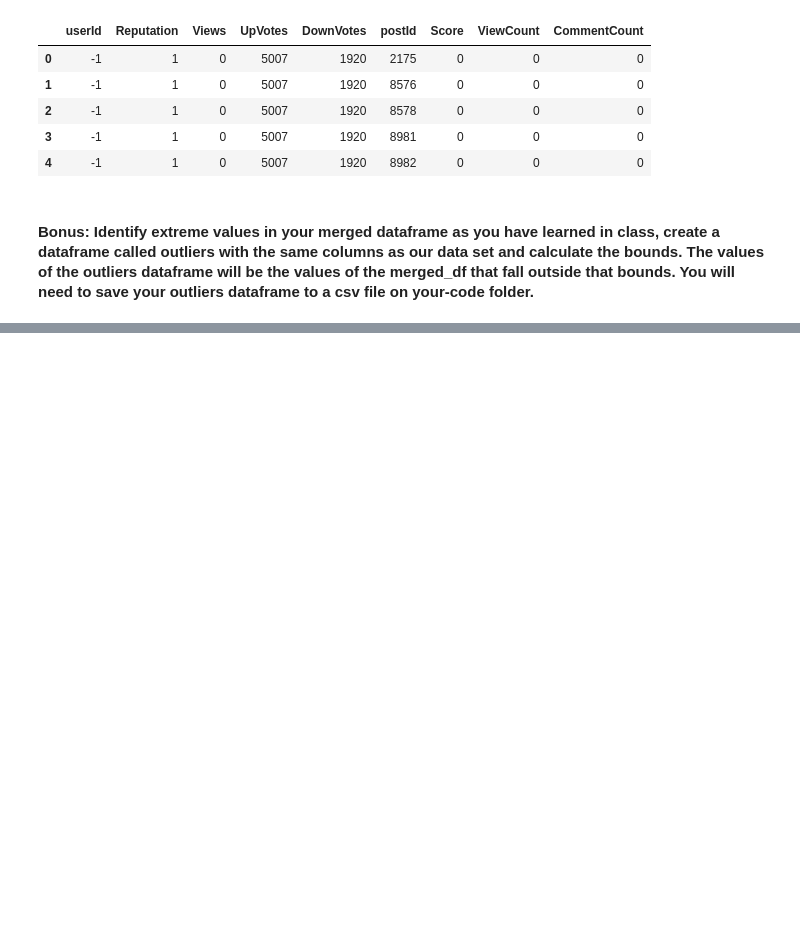
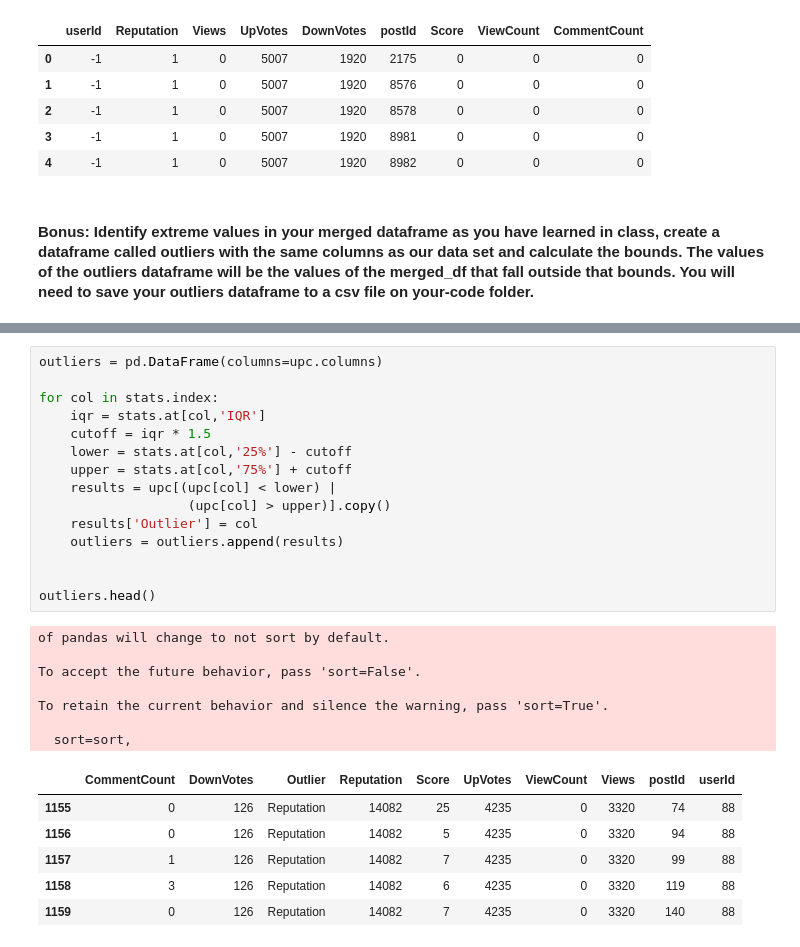
Before and after one commit to ironhack-datalabs/datamex0120, a Jupyter notebook: module-1/lab-data_cleaning/your-code/main.ipynb, the cells around one changed output, grey strips where cells are left out. Drawn from its saved outputs; the diff is of its cells as text; blank space fills up the shorter version.

```diff
--- a/module-1/lab-data_cleaning/your-code/main.ipynb
+++ b/module-1/lab-data_cleaning/your-code/main.ipynb
@@ -162,0 +222,29 @@ users_posts.astype({'ViewCount':'int32'}).head()
+# %%
+outliers = pd.DataFrame(columns=upc.columns)
+
+for col in stats.index:
+    iqr = stats.at[col,'IQR']
+    cutoff = iqr * 1.5
+    lower = stats.at[col,'25%'] - cutoff
+    upper = stats.at[col,'75%'] + cutoff
+    results = upc[(upc[col] < lower) |
+                   (upc[col] > upper)].copy()
+    results['Outlier'] = col
+    outliers = outliers.append(results)
+
+
+outliers.head()
+# %% [output]
+of pandas will change to not sort by default.
+
+To accept the future behavior, pass 'sort=False'.
+
+To retain the current behavior and silence the warning, pass 'sort=True'.
+
+  sort=sort,
+|  | CommentCount | DownVotes | Outlier | Reputation | Score | UpVotes | ViewCount | Views | postId | userId |
+| 1155 | 0 | 126 | Reputation | 14082 | 25 | 4235 | 0 | 3320 | 74 | 88 |
+| 1156 | 0 | 126 | Reputation | 14082 | 5 | 4235 | 0 | 3320 | 94 | 88 |
+| 1157 | 1 | 126 | Reputation | 14082 | 7 | 4235 | 0 | 3320 | 99 | 88 |
+| 1158 | 3 | 126 | Reputation | 14082 | 6 | 4235 | 0 | 3320 | 119 | 88 |
+| 1159 | 0 | 126 | Reputation | 14082 | 7 | 4235 | 0 | 3320 | 140 | 88 |
```
Also changed, not shown: parts of 11 cells of this notebook, 1 other file.
